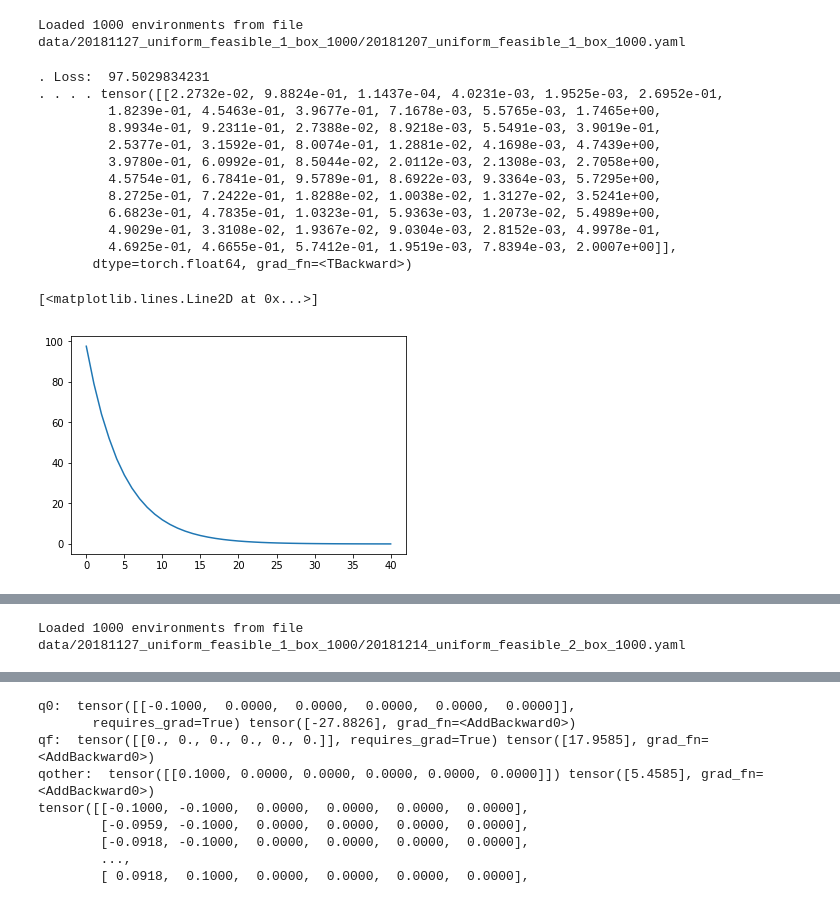
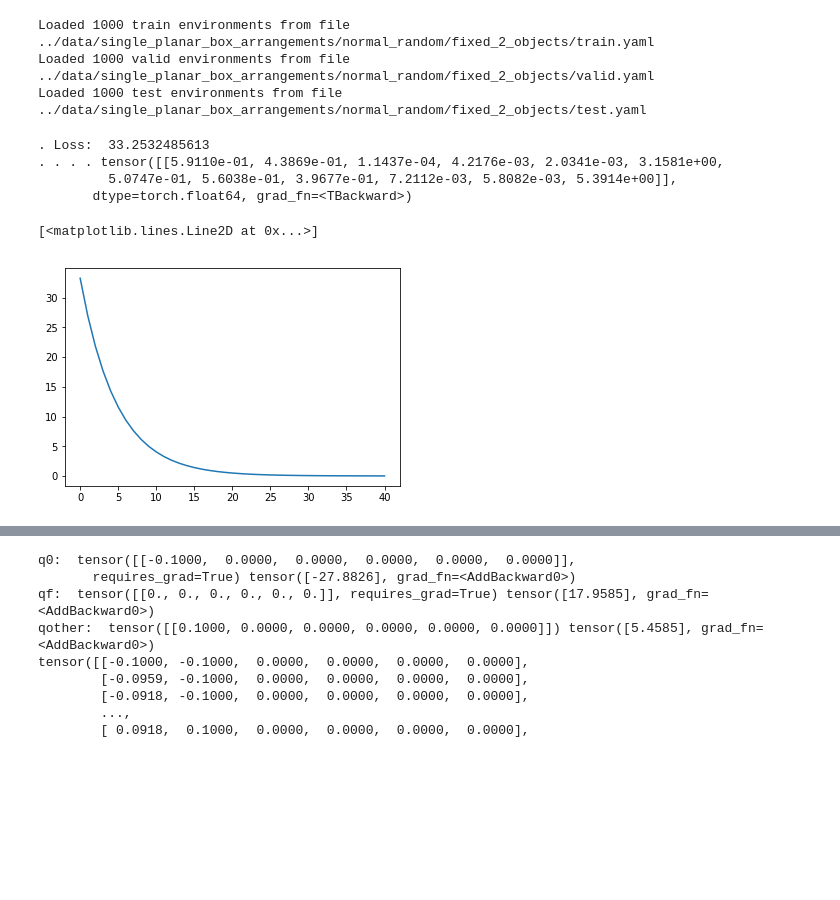
Before and after one commit to gizatt/scene_generation, a Jupyter notebook: notebooks/20181213 Differentiable Feasibility Projection Sandbox.ipynb, the cells around one changed output, grey strips where cells are left out. Drawn from its saved outputs; the diff is of its cells as text; code cells hidden in the pictures; blank space fills up the shorter version.

```diff
--- a/notebooks/20181213 Differentiable Feasibility Projection Sandbox.ipynb
+++ b/notebooks/20181213 Differentiable Feasibility Projection Sandbox.ipynb
@@ -19,22 +14,11 @@ except ImportError:
-# %%
-# These scenes include uniformly randomly distributed nonpenetrating
-# object arrangements
-DATA_FILE = "data/20181127_uniform_feasible_1_box_1000/20181207_uniform_feasible_1_box_1000.yaml"
-# These loaded scenes include squares on the left half of the scene, and
-# long rectangles on the right half of the scene. All objects
-# tend to lie along cardinal directions (theta = 0, pi/2, pi, ...)
-#DATA_FILE = "data/20180709_sorted_grid_10000.yaml"
-
-with open(DATA_FILE, "r") as f:
-    environments = yaml.load(f, Loader=Loader)
-    N_ENVIRONMENTS = len(environments.keys())
-    print("Loaded %d environments from file %s" % (N_ENVIRONMENTS, DATA_FILE))
-environments = [environments[key] for key in environments.keys()]
-# %% [output]
-Loaded 1000 environments from file data/20181127_uniform_feasible_1_box_1000/20181207_uniform_feasible_1_box_1000.yaml
 # %%
 # Utilities
-import generate_planar_scene_arrangements as psa_utils
+import scene_generation.data.planar_scene_arrangement_utils as psa_utils
+
+# These scenes include normally randomly distributed nonpenetrating
+# object arrangements with mu = 0.5, 0.5, pi and sigma=0.1, 0.1, pi/2
+DATA_BASE = "../data/single_planar_box_arrangements/normal_random/fixed_2_objects"
+environments = psa_utils.load_environments(DATA_BASE)
 
 def draw_rbt(ax, rbt, q):
     psa_utils.draw_board_state(ax, rbt, q)
@@ -46,13 +30,17 @@ def draw_rbt(ax, rbt, q):
 def draw_environment(environment, ax):
     rbt, q = psa_utils.build_rbt_from_summary(environment)
     draw_rbt(ax, rbt, q)
+# %% [output]
+Loaded 1000 train environments from file ../data/single_planar_box_arrangements/normal_random/fixed_2_objects/train.yaml
+Loaded 1000 valid environments from file ../data/single_planar_box_arrangements/normal_random/fixed_2_objects/valid.yaml
+Loaded 1000 test environments from file ../data/single_planar_box_arrangements/normal_random/fixed_2_objects/test.yaml
 # %%
 # Try out gradient descent through the projection operator
-import differentiable_nlp as diff_nlp
+import scene_generation.differentiable_nlp as diff_nlp
 from copy import deepcopy
 
 device = torch.device('cpu')
-env_i = environments[13]
+env_i = environments["train"][13]
 
 rbt, qf = psa_utils.build_rbt_from_summary(env_i)
 nq = rbt.get_num_positions()
@@ -67,45 +55,37 @@ constraints = [diff_nlp.object_origins_within_bounds_constraint_constructor_fact
     np.array([0., 0., 0.5]), np.array([1., 1., 0.5]))]
 losses = []
 q_snapshots = []
 q_pred_snapshots = []
 for t in range(41):
     # Scheduling on the regularization in the derivative, which helps break off of
     # constraint surfaces during the first few iterations.
     q_pred = diff_nlp.projectToFeasibilityWithIKTorch.apply(q, rbt, constraints, 1/np.log(t+2))
     # Compute and print loss. Loss is a Tensor of shape (), and loss.item()
     # is a Python number giving its value.
     loss = (q_pred - q_target).pow(2).sum()
     losses.append(loss.cpu().detach().item())
     q_snapshots.append(q.cpu().detach().numpy().copy())
     q_pred_snapshots.append(q_pred.cpu().detach().numpy().copy())
     loss.backward()
     with torch.no_grad():
         q -= learning_rate * q.grad
         # Manually zero the gradients after running the backward pass
         q.grad.zero_()
     if t % 10 == 0:
         print ".",
     if t % 100 == 0:
         print "Loss: ", loss.cpu().detach().item()
 
 print torch.t(q)
 plt.figure()
 plt.plot(losses)
 # %% [output]
-. Loss:  97.5029834231
-. . . . tensor([[2.2732e-02, 9.8824e-01, 1.1437e-04, 4.0231e-03, 1.9525e-03, 2.6952e-01,
-         1.8239e-01, 4.5463e-01, 3.9677e-01, 7.1678e-03, 5.5765e-03, 1.7465e+00,
-         8.9934e-01, 9.2311e-01, 2.7388e-02, 8.9218e-03, 5.5491e-03, 3.9019e-01,
-         2.5377e-01, 3.1592e-01, 8.0074e-01, 1.2881e-02, 4.1698e-03, 4.7439e+00,
-         3.9780e-01, 6.0992e-01, 8.5044e-02, 2.0112e-03, 2.1308e-03, 2.7058e+00,
-         4.5754e-01, 6.7841e-01, 9.5789e-01, 8.6922e-03, 9.3364e-03, 5.7295e+00,
-         8.2725e-01, 7.2422e-01, 1.8288e-02, 1.0038e-02, 1.3127e-02, 3.5241e+00,
-         6.6823e-01, 4.7835e-01, 1.0323e-01, 5.9363e-03, 1.2073e-02, 5.4989e+00,
-         4.9029e-01, 3.3108e-02, 1.9367e-02, 9.0304e-03, 2.8152e-03, 4.9978e-01,
-         4.6925e-01, 4.6655e-01, 5.7412e-01, 1.9519e-03, 7.8394e-03, 2.0007e+00]],
+. Loss:  33.2532485613
+. . . . tensor([[5.9110e-01, 4.3869e-01, 1.1437e-04, 4.2176e-03, 2.0341e-03, 3.1581e+00,
+         5.0747e-01, 5.6038e-01, 3.9677e-01, 7.2112e-03, 5.8082e-03, 5.3914e+00]],
        dtype=torch.float64, grad_fn=<TBackward>)
 [<matplotlib.lines.Line2D at 0x...>]
-[figure, old version]
+[figure, new version]
 # %%
 from underactuated import PlanarRigidBodyVisualizer
 from matplotlib import animation, rc
@@ -158,18 +138,6 @@ plt.close(fig)
 HTML(ani.to_html5_video()) # This needs to be the last line for the video to display
 # %% [output]
 [interactive output not drawn]
-# %%
-# These scenes include uniformly randomly distributed nonpenetrating
-# object arrangements WITH EXACTLY 2 OBJECTS
-DATA_FILE = "data/20181127_uniform_feasible_1_box_1000/20181214_uniform_feasible_2_box_1000.yaml"
-
-with open(DATA_FILE, "r") as f:
-    environments = yaml.load(f, Loader=Loader)
-    N_ENVIRONMENTS = len(environments.keys())
-    print("Loaded %d environments from file %s" % (N_ENVIRONMENTS, DATA_FILE))
-environments = [environments[key] for key in environments.keys()]
-# %% [output]
-Loaded 1000 environments from file data/20181127_uniform_feasible_1_box_1000/20181214_uniform_feasible_2_box_1000.yaml
 # %%
 plt.figure().set_size_inches(12, 12)
 print "Selection of environments from prior / generative model"
```
Also changed, not shown: parts of 12 cells of this notebook, 3 other files.
